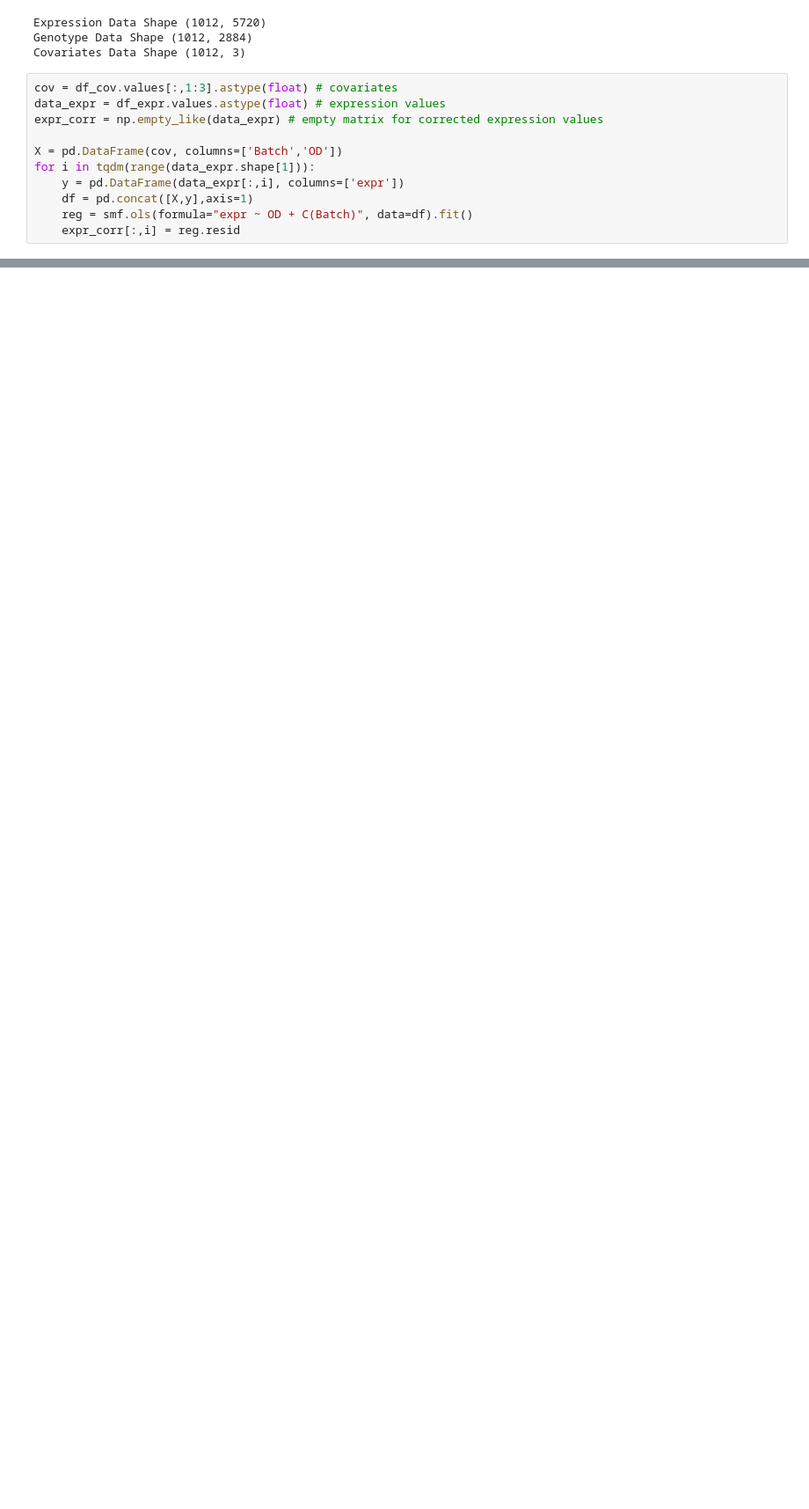
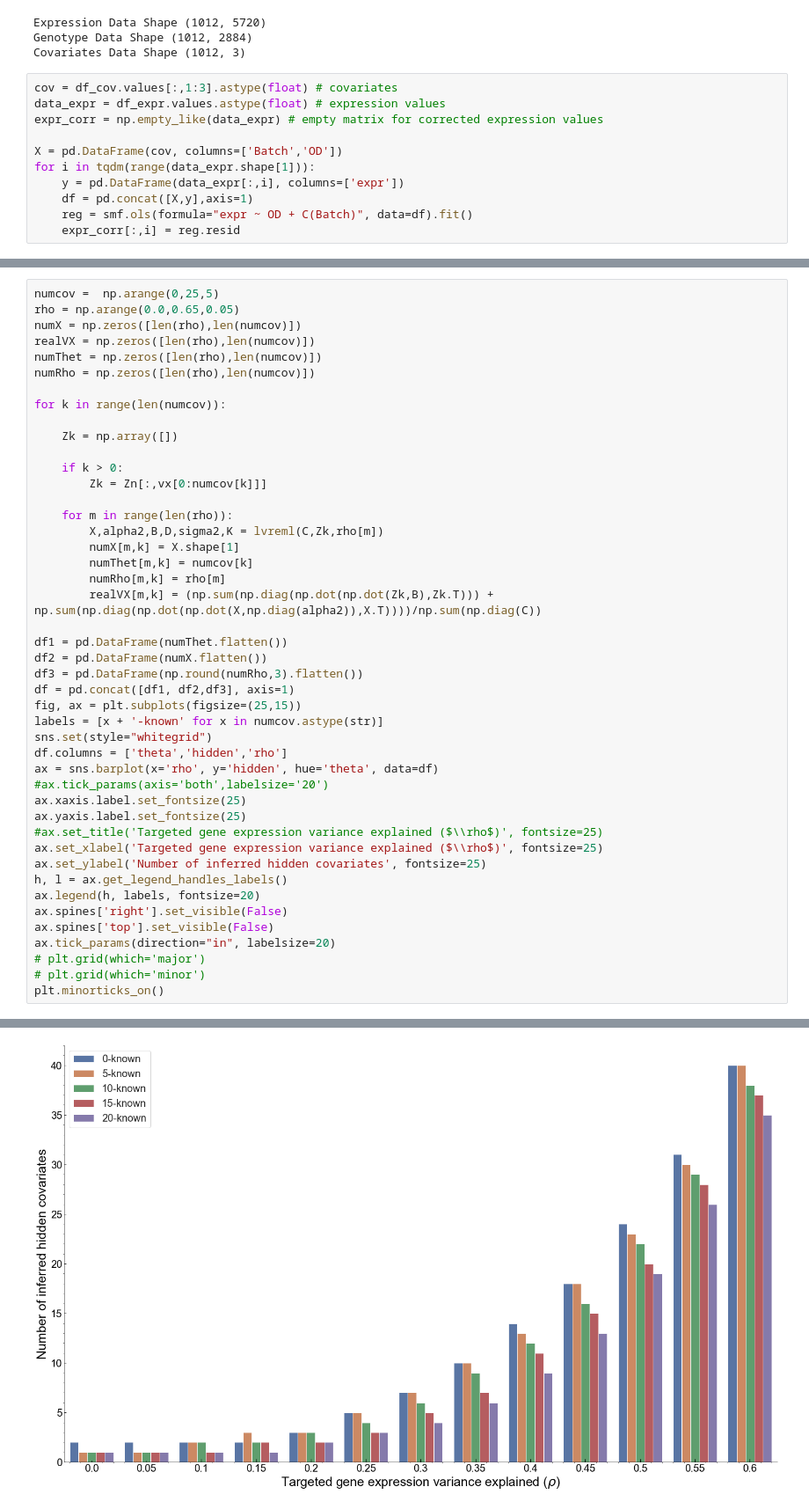
Before and after one commit to AmmarMalik93/LVREML-Python, a Jupyter notebook: LVREML_tutorial.ipynb, the cells around one changed output, grey strips where cells are left out. Shown at 88% size. Drawn from its saved outputs; the diff is of its cells as text; blank space fills up the shorter version.

```diff
--- a/LVREML_tutorial.ipynb
+++ b/LVREML_tutorial.ipynb
@@ -53,0 +210,46 @@ C,Znall,Yn = data_prep.data_prep(Y,Zall)
+# %%
+numcov =  np.arange(0,25,5)
+rho = np.arange(0.0,0.65,0.05)
+numX = np.zeros([len(rho),len(numcov)])
+realVX = np.zeros([len(rho),len(numcov)])
+numThet = np.zeros([len(rho),len(numcov)])
+numRho = np.zeros([len(rho),len(numcov)])
+
+for k in range(len(numcov)):
+
+    Zk = np.array([])
+
+    if k > 0:
+        Zk = Zn[:,vx[0:numcov[k]]]
+
+    for m in range(len(rho)):
+        X,alpha2,B,D,sigma2,K = lvreml(C,Zk,rho[m])
+        numX[m,k] = X.shape[1]
+        numThet[m,k] = numcov[k]
+        numRho[m,k] = rho[m]
+        realVX[m,k] = (np.sum(np.diag(np.dot(np.dot(Zk,B),Zk.T))) + np.sum(np.diag(np.dot(np.dot(X,np.diag(alpha2)),X.T))))/np.sum(np.diag(C))
+
+df1 = pd.DataFrame(numThet.flatten())
+df2 = pd.DataFrame(numX.flatten())
+df3 = pd.DataFrame(np.round(numRho,3).flatten())
+df = pd.concat([df1, df2,df3], axis=1)
+fig, ax = plt.subplots(figsize=(25,15))
+labels = [x + '-known' for x in numcov.astype(str)]
+sns.set(style="whitegrid")
+df.columns = ['theta','hidden','rho']
+ax = sns.barplot(x='rho', y='hidden', hue='theta', data=df)
+#ax.tick_params(axis='both',labelsize='20')
+ax.xaxis.label.set_fontsize(25)
+ax.yaxis.label.set_fontsize(25)
+#ax.set_title('Targeted gene expression variance explained ($\\rho$)', fontsize=25)
+ax.set_xlabel('Targeted gene expression variance explained ($\\rho$)', fontsize=25)
+ax.set_ylabel('Number of inferred hidden covariates', fontsize=25)
+h, l = ax.get_legend_handles_labels()
+ax.legend(h, labels, fontsize=20)
+ax.spines['right'].set_visible(False)
+ax.spines['top'].set_visible(False)
+ax.tick_params(direction="in", labelsize=20)
+# plt.grid(which='major')
+# plt.grid(which='minor')
+plt.minorticks_on()
+# %% [output]
@@ -54 +269,2 @@ C,Znall,Yn = data_prep.data_prep(Y,Zall)
+[figure, added]
 # %%
```
Also changed, not shown: parts of 19 cells of this notebook, 2 other files.
